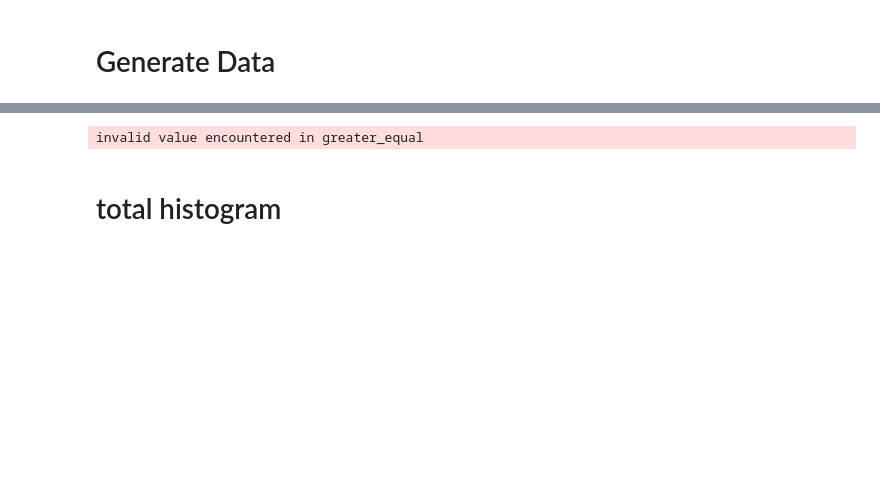
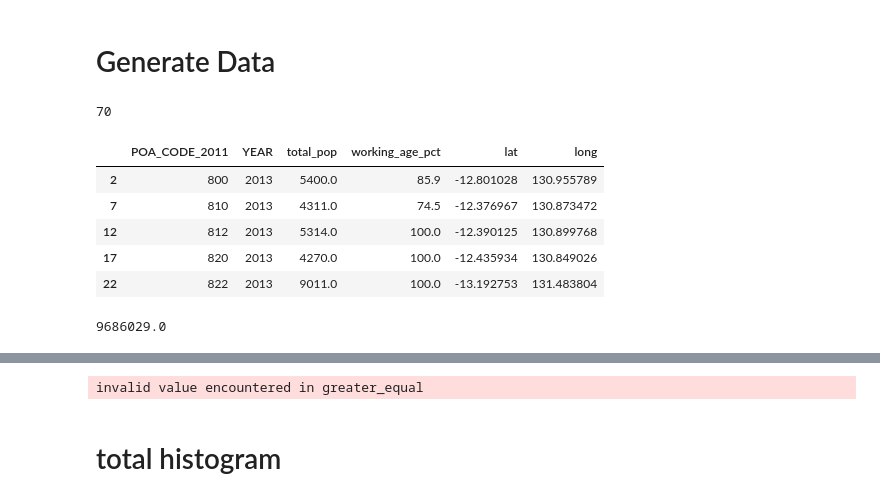
Before and after one commit to smstojanovic/iSel_MelbDatathon2017, a Jupyter notebook: steve/python plotly drug location animation.ipynb, the cells around one changed output, grey strips where cells are left out. Drawn from its saved outputs; the diff is of its cells as text; code cells hidden in the pictures; blank space fills up the shorter version.

```diff
--- a/steve/python plotly drug location animation.ipynb
+++ b/steve/python plotly drug location animation.ipynb
@@ -17,3 +17,5 @@ init_notebook_mode(connected=True)
 # Get dataframe
 # %%
 antiflu = feather.read_dataframe('..\\..\\Data\\Datathon_2017\\antiflu_sample_data')
+# %%
+postcode_populations_lat_lon = feather.read_dataframe('..\\..\\Data\\Datathon_2017\\postcode_populations_lat_lon')
@@ -113,3 +135,25 @@ colscl = [
         [0.07, 'rgb(234, 35, 0)'],
         [0.15, 'rgb(0, 0, 0)']
     ]
+# %%
+date_item = date_list[0]
+
+tmp_df = getRecordsBetweenDates(date_item[0],date_item[1])
+
+x = np.transpose(np.array(tmp_df[['long']]))[0]
+y = np.transpose(np.array(tmp_df[['lat']]))[0]
+
+#xv, yv = np.meshgrid(lat_grid[:(grid_res-1)], lon_grid[:(grid_res-1)])
+# %%
+tmp_df[tmp_df.apply(lambda x: between(x['lat'], -36.861994, -33.761994),axis=1) ]['Patient_ID'].count()
+# %% [output]
+70
+# %%
+postcode_populations_lat_lon[postcode_populations_lat_lon['YEAR']==int(date_item[0][0:4])].head(5)
+# %% [output]
+|  | POA_CODE_2011 | YEAR | total_pop | working_age_pct | lat | long |
+| 2 | 800 | 2013 | 5400.0 | 85.9 | -12.801028 | 130.955789 |
+| 7 | 810 | 2013 | 4311.0 | 74.5 | -12.376967 | 130.873472 |
+| 12 | 812 | 2013 | 5314.0 | 100.0 | -12.390125 | 130.899768 |
+| 17 | 820 | 2013 | 4270.0 | 100.0 | -12.435934 | 130.849026 |
+| 22 | 822 | 2013 | 9011.0 | 100.0 | -13.192753 | 131.483804 |
@@ -115,0 +162,4 @@ colscl = [
+# %%
+tmp_populations[tmp_populations.apply(lambda x: between(x['lat'], -36.861994, -33.761994),axis=1) ]['total_pop'].sum()
+# %% [output]
+9686029.0
```
Also changed, not shown: parts of 14 cells of this notebook.
